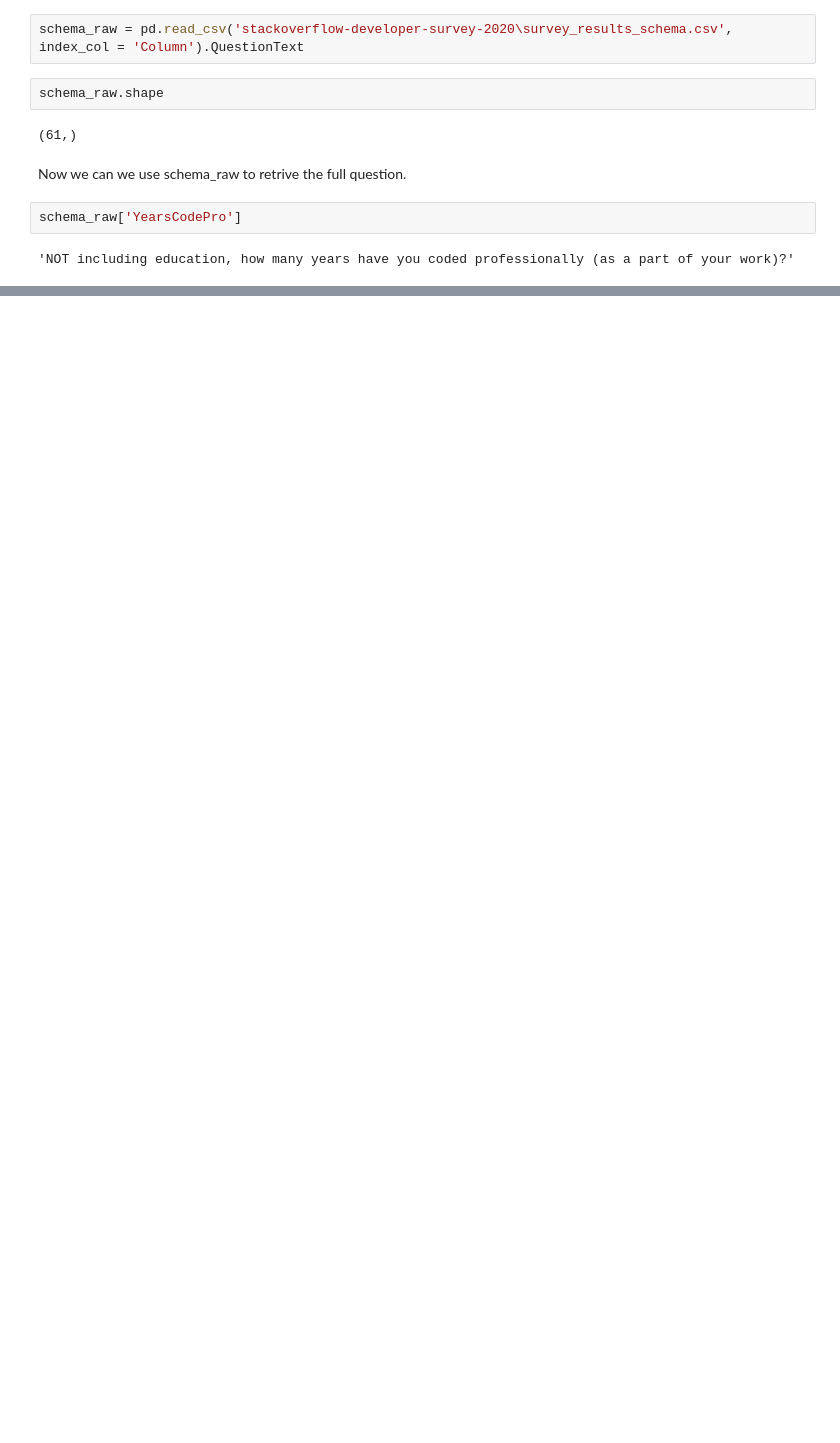
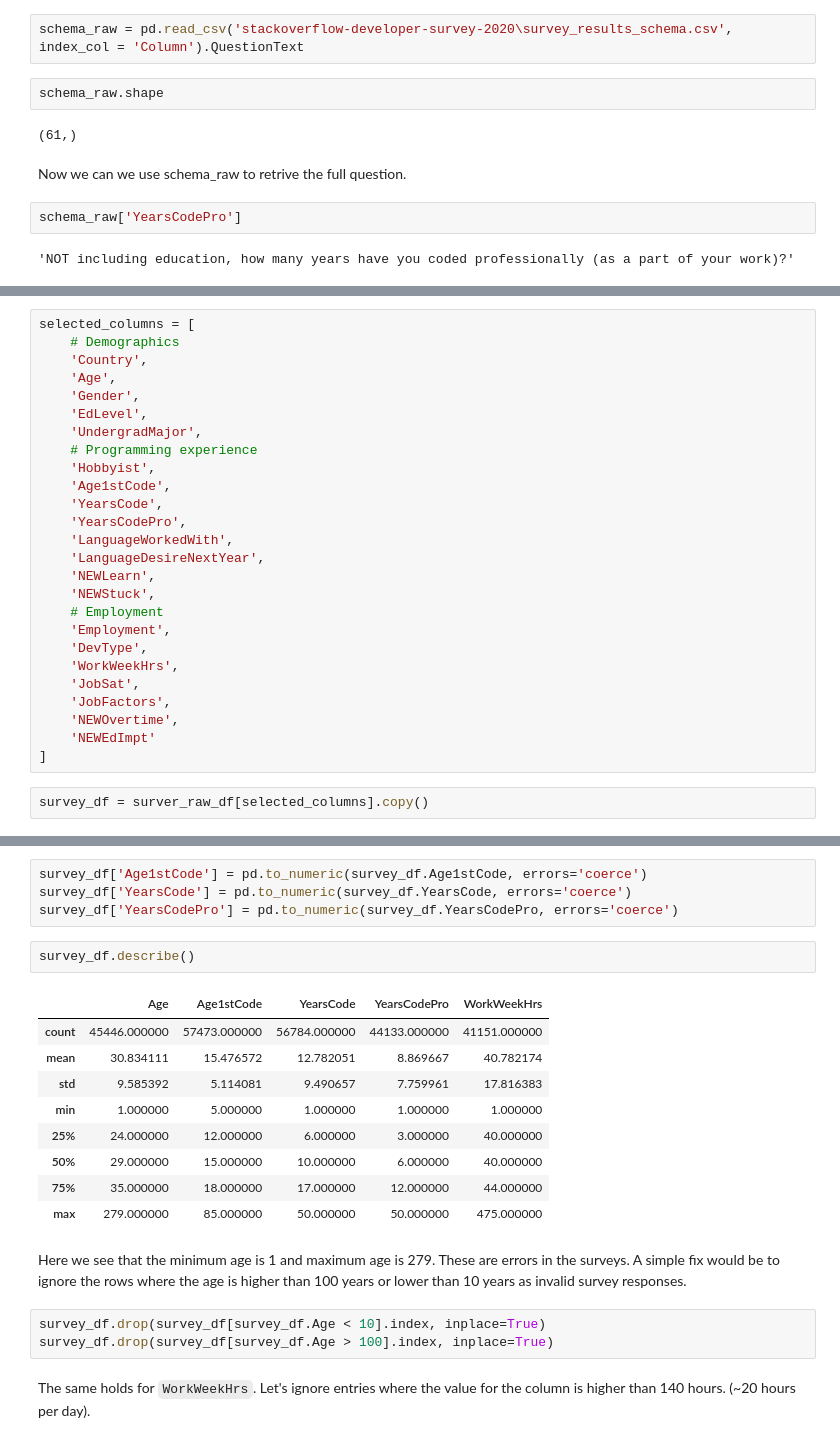
Before and after one commit to mayanksingh-0405/Exploratory-Data-Analysis-using-Python---A-Case-Study, a Jupyter notebook: eda-analysis.ipynb, the cells around one changed output, grey strips where cells are left out. Drawn from its saved outputs; the diff is of its cells as text; blank space fills up the shorter version.

```diff
--- a/eda-analysis.ipynb
+++ b/eda-analysis.ipynb
@@ -66,0 +77,28 @@ schema_raw['YearsCodePro']
+# %%
+selected_columns = [
+    # Demographics
+    'Country',
+    'Age',
+    'Gender',
+    'EdLevel',
+    'UndergradMajor',
+    # Programming experience
+    'Hobbyist',
+    'Age1stCode',
+    'YearsCode',
+    'YearsCodePro',
+    'LanguageWorkedWith',
+    'LanguageDesireNextYear',
+    'NEWLearn',
+    'NEWStuck',
+    # Employment
+    'Employment',
+    'DevType',
+    'WorkWeekHrs',
+    'JobSat',
+    'JobFactors',
+    'NEWOvertime',
+    'NEWEdImpt'
+]
+# %%
+survey_df = surver_raw_df[selected_columns].copy()
@@ -66,0 +125,23 @@ schema_raw['YearsCodePro']
+# %%
+survey_df['Age1stCode'] = pd.to_numeric(survey_df.Age1stCode, errors='coerce')
+survey_df['YearsCode'] = pd.to_numeric(survey_df.YearsCode, errors='coerce')
+survey_df['YearsCodePro'] = pd.to_numeric(survey_df.YearsCodePro, errors='coerce')
+# %%
+survey_df.describe()
+# %% [output]
+|  | Age | Age1stCode | YearsCode | YearsCodePro | WorkWeekHrs |
+| count | 45446.000000 | 57473.000000 | 56784.000000 | 44133.000000 | 41151.000000 |
+| mean | 30.834111 | 15.476572 | 12.782051 | 8.869667 | 40.782174 |
+| std | 9.585392 | 5.114081 | 9.490657 | 7.759961 | 17.816383 |
+| min | 1.000000 | 5.000000 | 1.000000 | 1.000000 | 1.000000 |
+| 25% | 24.000000 | 12.000000 | 6.000000 | 3.000000 | 40.000000 |
+| 50% | 29.000000 | 15.000000 | 10.000000 | 6.000000 | 40.000000 |
+| 75% | 35.000000 | 18.000000 | 17.000000 | 12.000000 | 44.000000 |
+| max | 279.000000 | 85.000000 | 50.000000 | 50.000000 | 475.000000 |
+# %% [markdown]
+Here we see that the minimum age is 1 and maximum age is 279. These are errors in  the surveys.  A simple fix would be to ignore the rows where the age is higher than 100 years or lower than 10 years as invalid survey responses.
+# %%
+survey_df.drop(survey_df[survey_df.Age < 10].index, inplace=True)
+survey_df.drop(survey_df[survey_df.Age > 100].index, inplace=True)
+# %% [markdown]
+The same holds for `WorkWeekHrs`. Let's ignore entries where the value for the column is higher than 140 hours. (~20 hours per day).
```
Also changed, not shown: parts of 9 cells of this notebook.
